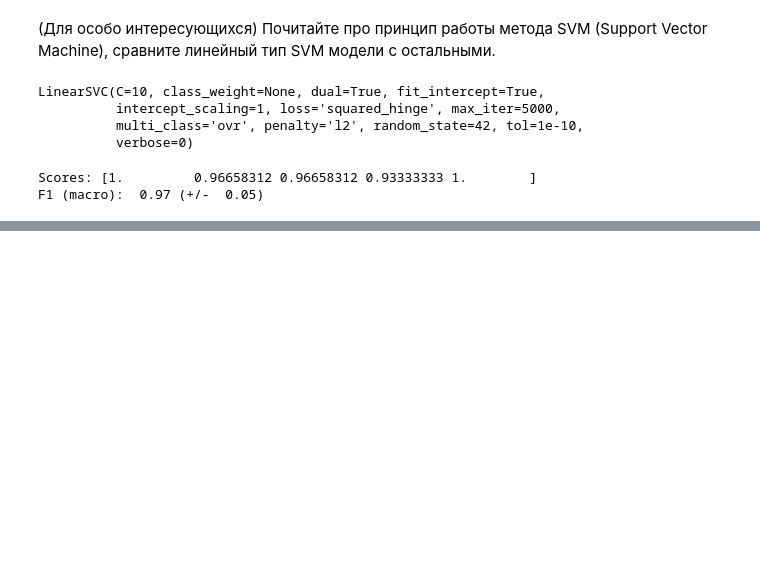
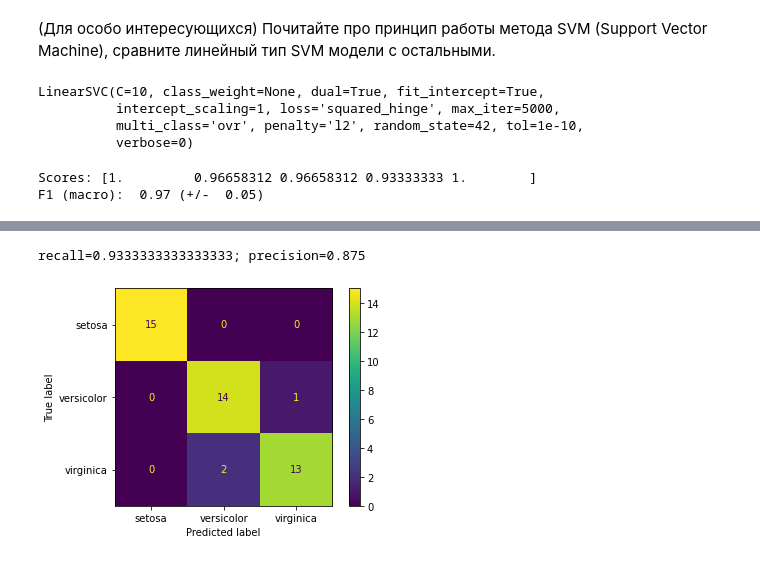
Before and after one commit to egorik3z/ML, a Jupyter notebook: ML23_lab.ipynb, the cells around one changed output, grey strips where cells are left out. Drawn from its saved outputs; the diff is of its cells as text; code cells hidden in the pictures; blank space fills up the shorter version.

```diff
--- a/ML23_lab.ipynb
+++ b/ML23_lab.ipynb
@@ -640,0 +657,12 @@ F1 (macro):  0.97 (+/-  0.05)
+# %%
+from sklearn.metrics import plot_confusion_matrix
+
+disp = plot_confusion_matrix(
+    logreg, X_test, y_test,
+    display_labels=species_names)
+precision=(disp.confusion_matrix[1,1]/np.sum(disp.confusion_matrix[:,1]))
+recall=(disp.confusion_matrix[1,1]/np.sum(disp.confusion_matrix[1,:]))
+print(f'recall={recall}; precision={precision}')
+# %% [output]
+recall=0.9333333333333333; precision=0.875
+[figure, added]
```
Also changed, not shown: parts of 9 cells of this notebook.
